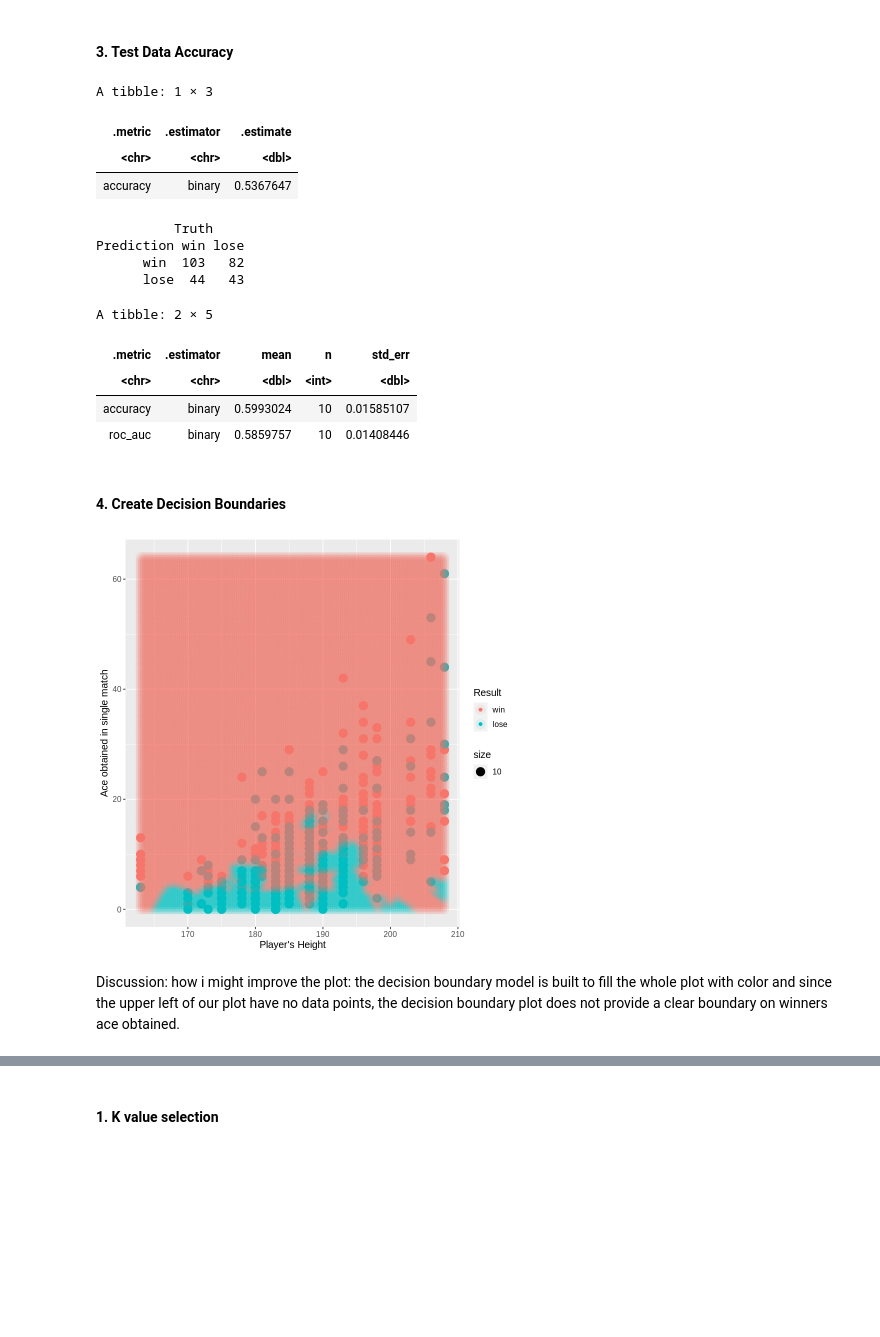
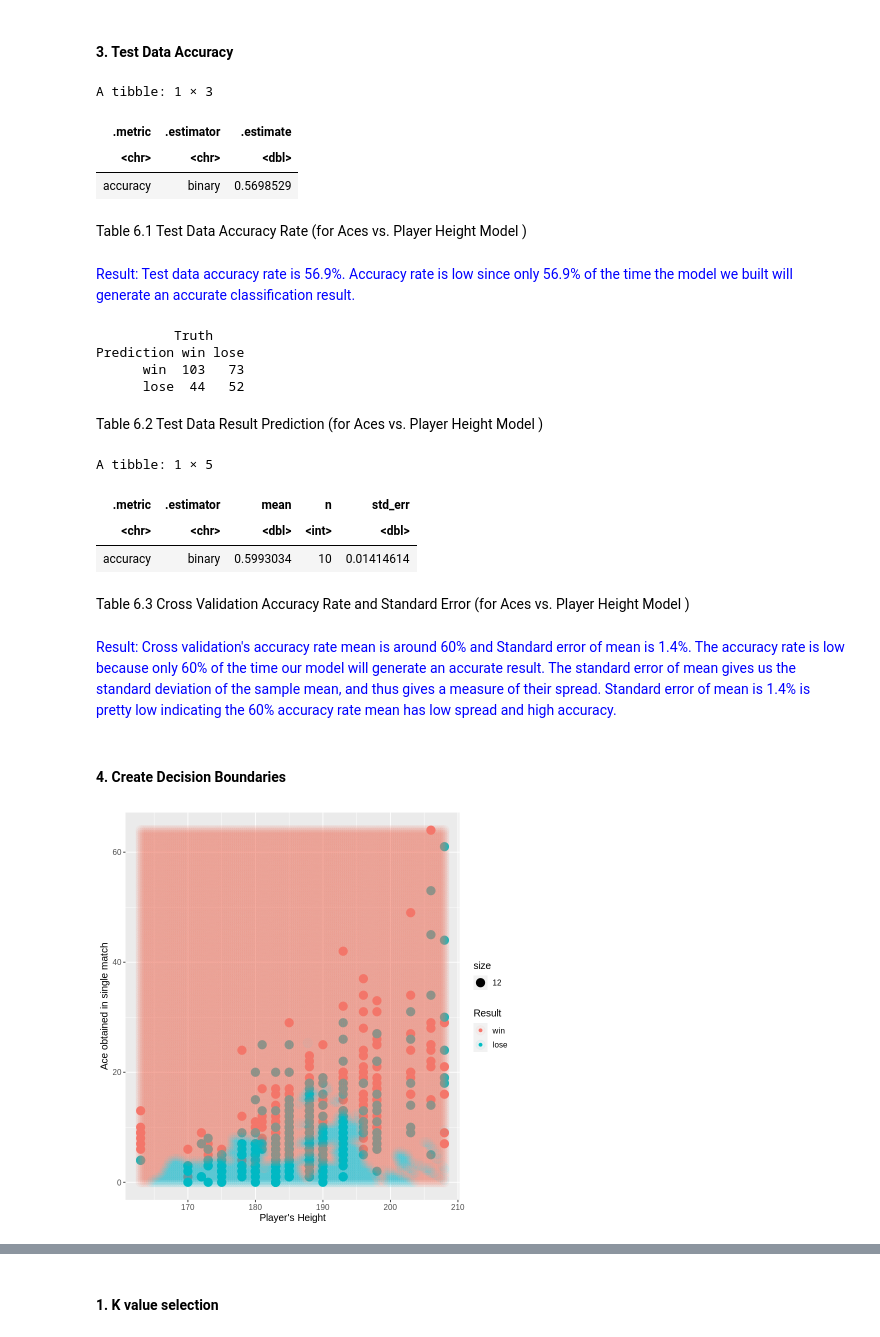
Before and after one commit to Hannah-900/Group_Project, a Jupyter notebook: Final Project Report.ipynb, the cells around one changed output, grey strips where cells are left out. Drawn from its saved outputs; the diff is of its cells as text; code cells hidden in the pictures; blank space fills up the shorter version.

```diff
--- a/Final Project Report.ipynb
+++ b/Final Project Report.ipynb
@@ -288,7 +258,7 @@ Figure 2.1 accuracy vs. k plot
 # %%
 #Building fitted model
 set.seed(3456)
-tennis_model<-nearest_neighbor(weight_func="rectangular", neighbors=21)%>%
+tennis_model<-nearest_neighbor(weight_func="rectangular", neighbors=19)%>%
     set_engine("kknn")%>%
     set_mode("classification")
 tennis_recipe<- recipe(result~height+ace, data=tennis_train)%>%
@@ -311,19 +281,27 @@ tennis_prediction_accuracy<- tennis_test_prediction %>%
          metrics(truth = result, estimate = .pred_class)%>%
          filter(.metric=="accuracy")
 tennis_prediction_accuracy
-tennis_mat<- tennis_test_prediction %>%
-       conf_mat(truth = result, estimate = .pred_class)
-
-tennis_mat
 # %% [output]
 A tibble: 1 × 3
 | .metric | .estimator | .estimate |
 | <chr> | <chr> | <dbl> |
-| accuracy | binary | 0.5367647 |
+| accuracy | binary | 0.5698529 |
-          Truth
-Prediction win lose
-      win  103   82
-      lose  44   43
+# %% [markdown]
+Table 6.1 Test Data Accuracy Rate (for Aces vs. Player Height Model )
+# %% [markdown]
+<span style="color: blue;">Result: Test data accuracy rate is 56.9%. Accuracy rate is low since only 56.9% of the time the model we built will generate an accurate classification result. </span>
+# %%
+tennis_mat<- tennis_test_prediction %>%
+       conf_mat(truth = result, estimate = .pred_class)
+
+tennis_mat
+# %% [output]
+          Truth
+Prediction win lose
+      win  103   73
+      lose  44   52
+# %% [markdown]
+Table 6.2 Test Data Result Prediction (for Aces vs. Player Height Model )
 # %%
 #Perform Cross Validation
 tennis_vfold <- vfold_cv(tennis_train, v = 10, strata = result)
@@ -331,15 +309,20 @@ tennis_resample_fit <- workflow() %>%
        add_recipe(tennis_recipe) %>%
        add_model(tennis_model) %>%
        fit_resamples(resamples = tennis_vfold)
-tennis_metrics<-collect_metrics(tennis_resample_fit)
+tennis_metrics<-collect_metrics(tennis_resample_fit)%>%
+    filter(.metric=="accuracy")
+
 tennis_metrics
 ##high accuracy and low standard error
 # %% [output]
-A tibble: 2 × 5
+A tibble: 1 × 5
 | .metric | .estimator | mean | n | std_err |
 | <chr> | <chr> | <dbl> | <int> | <dbl> |
-| accuracy | binary | 0.5993024 | 10 | 0.01585107 |
-| roc_auc | binary | 0.5859757 | 10 | 0.01408446 |
+| accuracy | binary | 0.5993034 | 10 | 0.01414614 |
+# %% [markdown]
+Table 6.3 Cross Validation Accuracy Rate and Standard Error (for Aces vs. Player Height Model )
+# %% [markdown]
+<span style="color: blue;">Result: Cross validation's accuracy rate mean is around 60% and Standard error of mean is 1.4%. The accuracy rate is low because only 60% of the time our model will generate an accurate result. The standard error of mean gives us the standard deviation of the sample mean, and thus gives a measure of their spread. Standard error of mean is 1.4% is pretty low indicating the 60% accuracy rate mean has low spread and high accuracy. </span>
 # %% [markdown]
 #### 4. Create Decision Boundaries
 # %%
@@ -352,36 +335,34 @@ smo_grid <- seq(min(tennis_train$ace),
                 length.out = 150)
 asgrid <- as_tibble(expand.grid(height = are_grid,
                                 ace = smo_grid))
 
 # # use the fit workflow to make predictions at the grid points
 knnPredGrid <- predict(tennis_fit, asgrid)
 
 # # bind the predictions as a new column with the grid points
 prediction_table <- bind_cols(knnPredGrid, asgrid) %>%
   rename(Class = .pred_class)
 
 # # plot:
 # # 1. the colored scatter of the original data
 # # 2. the faded colored scatter for the grid points
 wkflw_plot <-ggplot() +
   geom_point(data = tennis_train,
              mapping = aes(x = height,
                            y = ace,
                            color = result,
-                           size = 10),
-             alpha = 2) +
+                           size = 12),
+             alpha = 1) +
   geom_point(data = prediction_table,
              mapping = aes(x = height,
                            y = ace,
                            color = Class),
-             alpha = 0.08,
+             alpha = 0.05,
              size = 5) +
   labs(color = "Result",
        x = "Player's Height",
        y = "Ace obtained in single match") +
   theme(text = element_text(size = 12))
 wkflw_plot
 # %% [output]
-[figure, old version]
+[figure, new version]
-# %% [markdown]
-Discussion: how i might improve the plot: the decision boundary model is built to fill the whole plot with color and since the upper left of our plot have no data points, the decision boundary plot does not provide a clear boundary on winners ace obtained.
```
Also changed, not shown: parts of 56 cells of this notebook, 1 other file.
